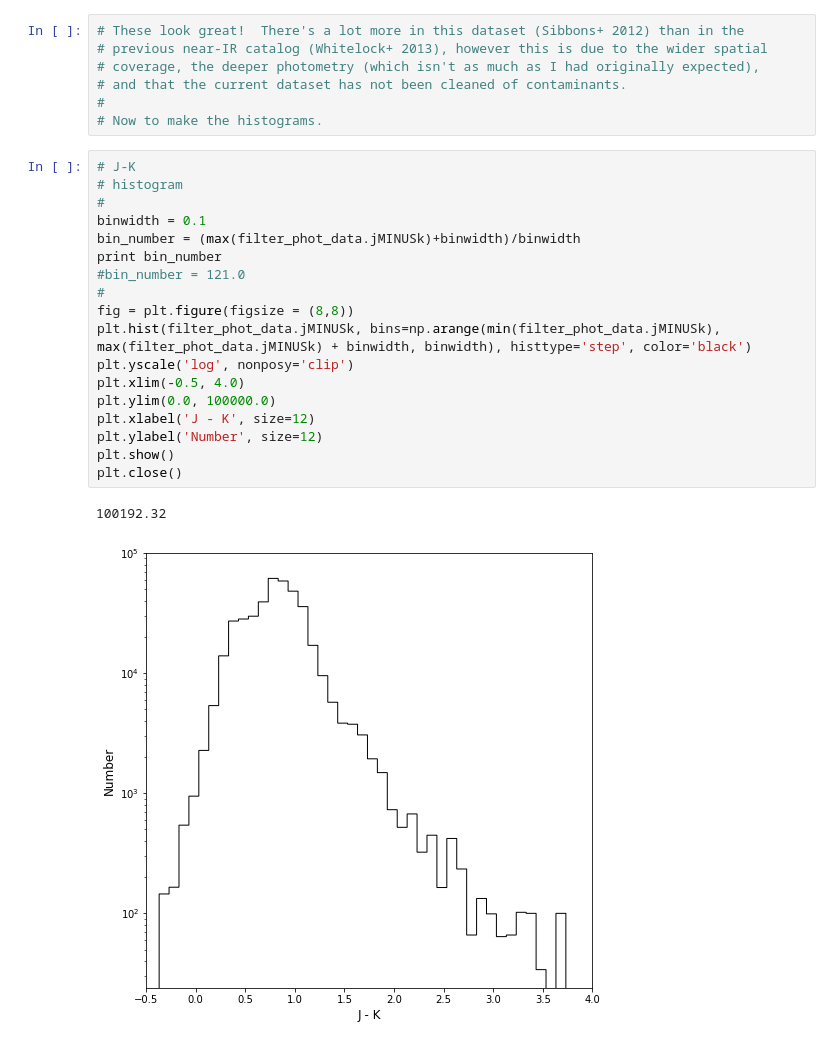
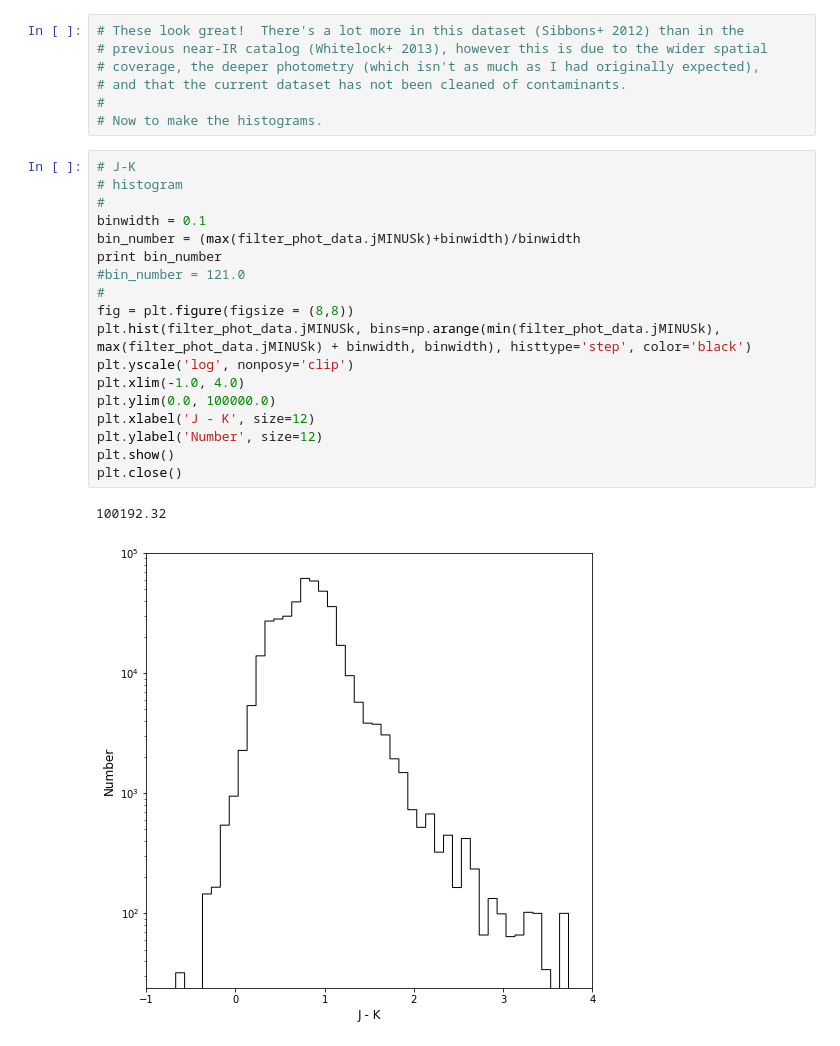
Before and after one commit to alechirschauer/NGC6822, a Jupyter notebook: CMD_24Sep2018.ipynb, the cells around one changed output. Drawn from its saved outputs; the diff is of its cells as text.

```diff
--- a/CMD_24Sep2018.ipynb
+++ b/CMD_24Sep2018.ipynb
@@ -221,21 +204,21 @@ cb = plt.colorbar(im1, label='log(N)')
 # %%
 # J-K
 # histogram
 #
 binwidth = 0.1
 bin_number = (max(filter_phot_data.jMINUSk)+binwidth)/binwidth
 print bin_number
 #bin_number = 121.0
 #
 fig = plt.figure(figsize = (8,8))
 plt.hist(filter_phot_data.jMINUSk, bins=np.arange(min(filter_phot_data.jMINUSk), max(filter_phot_data.jMINUSk) + binwidth, binwidth), histtype='step', color='black')
 plt.yscale('log', nonposy='clip')
-plt.xlim(-0.5, 4.0)
+plt.xlim(-1.0, 4.0)
 plt.ylim(0.0, 100000.0)
 plt.xlabel('J - K', size=12)
 plt.ylabel('Number', size=12)
 plt.show()
 plt.close()
 # %% [output]
 100192.32
-[figure, old version]
+[figure, new version]
```
Also changed, not shown: parts of 3 cells of this notebook.
